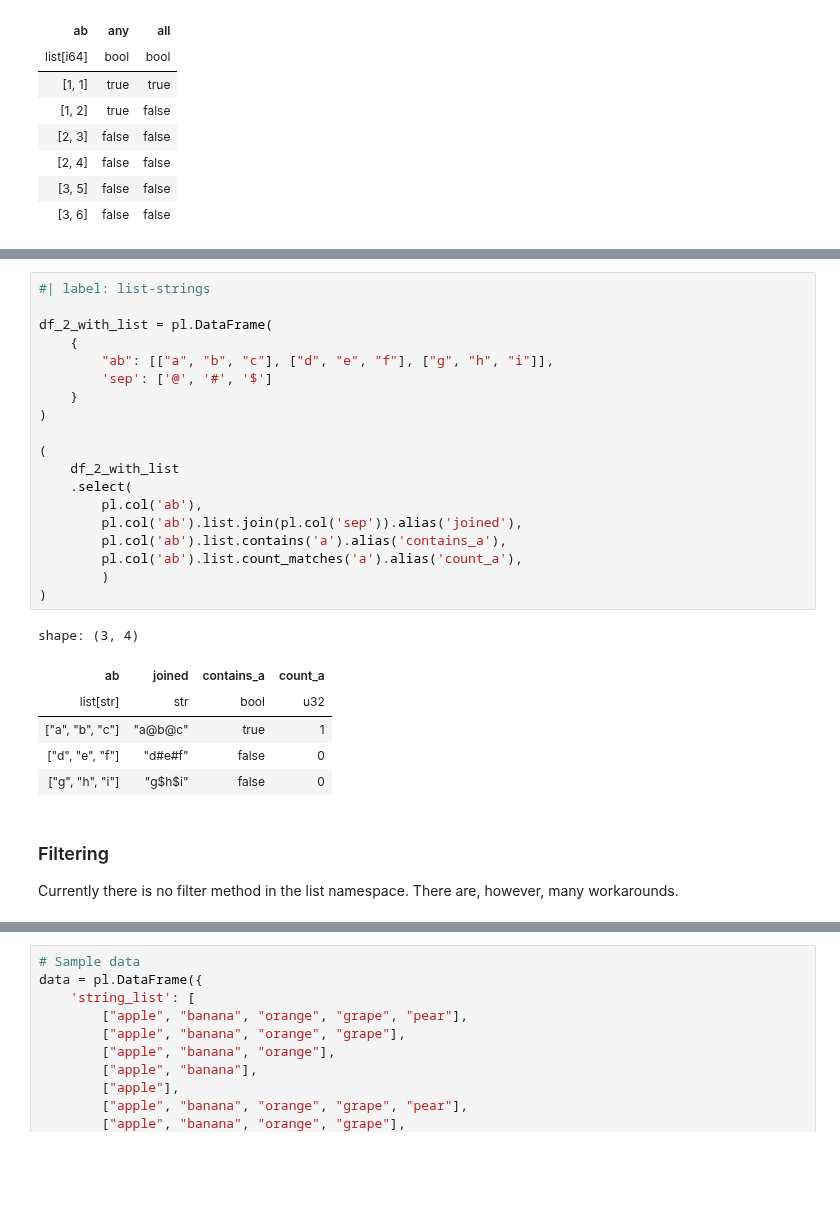
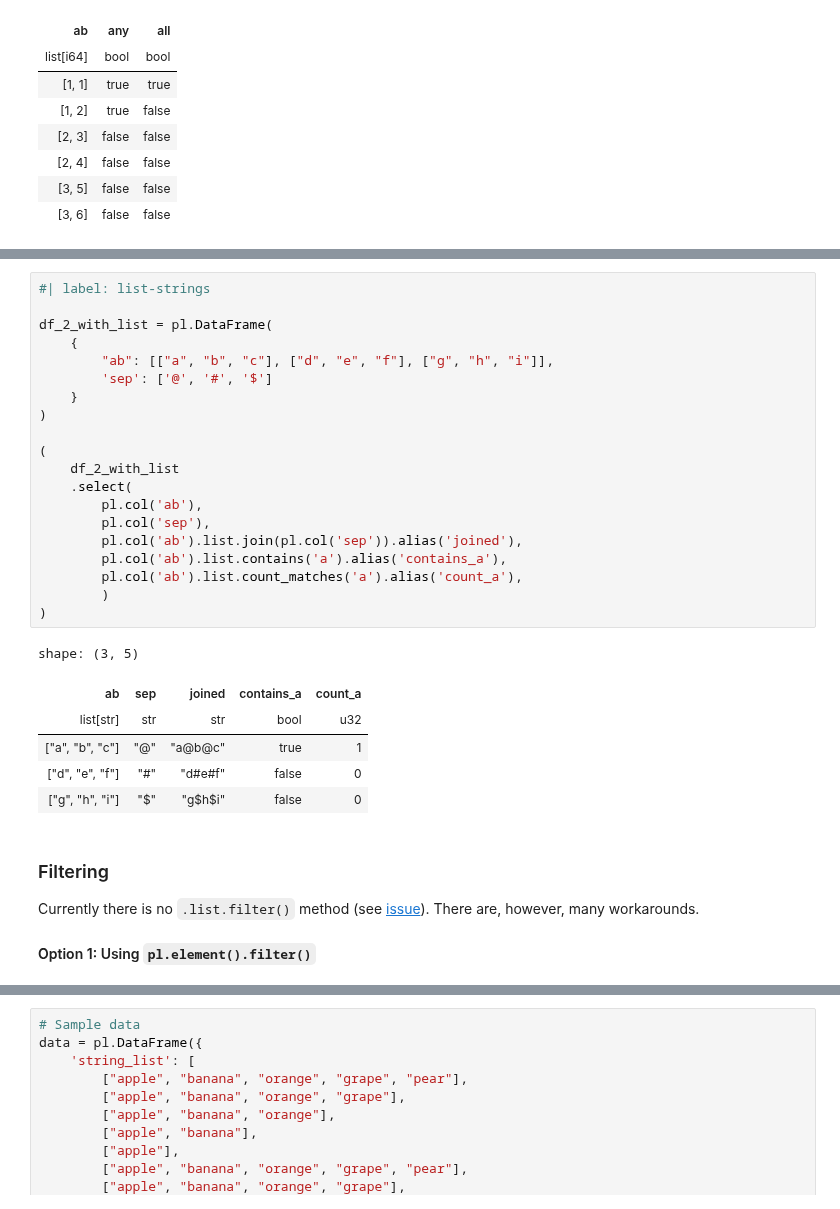
Before and after one commit to johnros/polars_demo, a Jupyter notebook: nested_dtypes.ipynb, the cells around one changed output, grey strips where cells are left out. Drawn from its saved outputs; the diff is of its cells as text; blank space fills up the shorter version.

```diff
--- a/nested_dtypes.ipynb
+++ b/nested_dtypes.ipynb
@@ -699,34 +741,37 @@ shape: (6, 3)
 # %%
 #| label: list-strings
 
 df_2_with_list = pl.DataFrame(
     {
         "ab": [["a", "b", "c"], ["d", "e", "f"], ["g", "h", "i"]],
         'sep': ['@', '#', '$']
     }
 )
 
 (
     df_2_with_list
     .select(
         pl.col('ab'),
+        pl.col('sep'),
         pl.col('ab').list.join(pl.col('sep')).alias('joined'),
         pl.col('ab').list.contains('a').alias('contains_a'),
         pl.col('ab').list.count_matches('a').alias('count_a'),
         )
 )
 # %% [output]
-shape: (3, 4)
+shape: (3, 5)
-| ab | joined | contains_a | count_a |
-| list[str] | str | bool | u32 |
-| ["a", "b", "c"] | "a@b@c" | true | 1 |
-| ["d", "e", "f"] | "d#e#f" | false | 0 |
-| ["g", "h", "i"] | "g$h$i" | false | 0 |
+| ab | sep | joined | contains_a | count_a |
+| list[str] | str | str | bool | u32 |
+| ["a", "b", "c"] | "@" | "a@b@c" | true | 1 |
+| ["d", "e", "f"] | "#" | "d#e#f" | false | 0 |
+| ["g", "h", "i"] | "$" | "g$h$i" | false | 0 |
 # %% [markdown]
 ### Filtering
 
-Currently there is no filter method in the list namespace.
+Currently there is no `.list.filter()` method (see [issue](https://github.com/pola-rs/polars/issues/9189)).
 There are, however, many workarounds.
+
+#### Option 1: Using `pl.element().filter()`
 # %%
 #| label: list-filter
 
```
Also changed, not shown: parts of 71 cells of this notebook, 2 other files.
